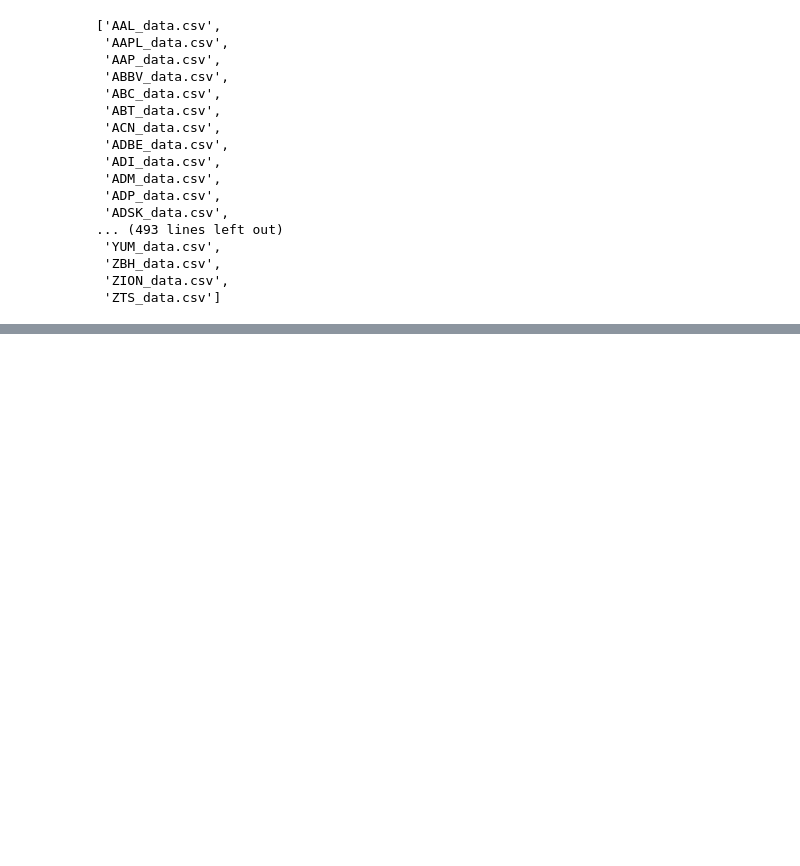
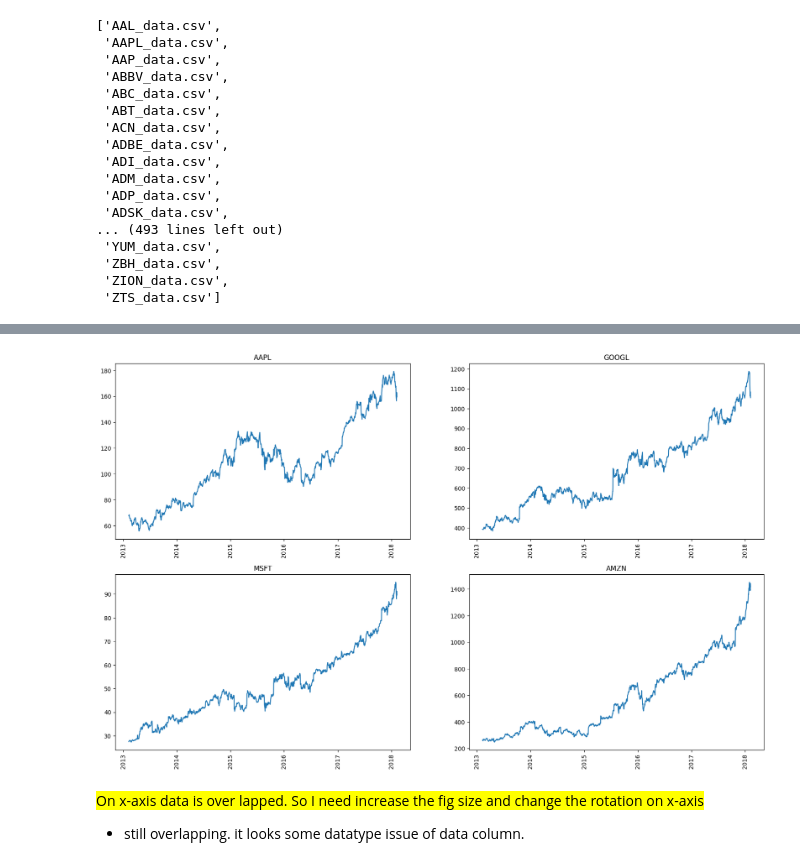
Before and after one commit to imakash1997/Data_Analyst_Unguided_Projects_Portfolio, a Jupyter notebook: Time Series Project ( Stock Market case-study )/Notebook/Stock_Price_EDA.ipynb, the cells around one changed output, grey strips where cells are left out. Cells and saved outputs as stored; diff of their text form; code cells hidden in the pictures; blank space fills up the shorter version.

```diff
--- a/Time Series Project ( Stock Market case-study )/Notebook/Stock_Price_EDA.ipynb
+++ b/Time Series Project ( Stock Market case-study )/Notebook/Stock_Price_EDA.ipynb
@@ -94,0 +69,3 @@ full_df.head()
+# %%
+#coverting date column in date-time format
+all_data['date']=pd.to_datetime(all_data['date'])
@@ -94,0 +83,15 @@ full_df.head()
+# %%
+tech_list=all_data['Name'].unique()
+# %%
+plt.figure(figsize=(20,12))
+for i,company in enumerate(tech_list,1):
+    plt.subplot(2,2,i)
+    df=all_data[all_data['Name']==company]
+    plt.plot(df['date'],df['close'])
+    plt.xticks(rotation='vertical')
+    plt.title(company)
+# %% [output]
+[figure, added]
+# %% [markdown]
+<span style="background-color:yellow">On x-axis data is over lapped. So I need increase the fig size and change the rotation on x-axis</span>
+- still overlapping. it looks some datatype issue of data column.
```
Also changed, not shown: parts of 17 cells of this notebook.
